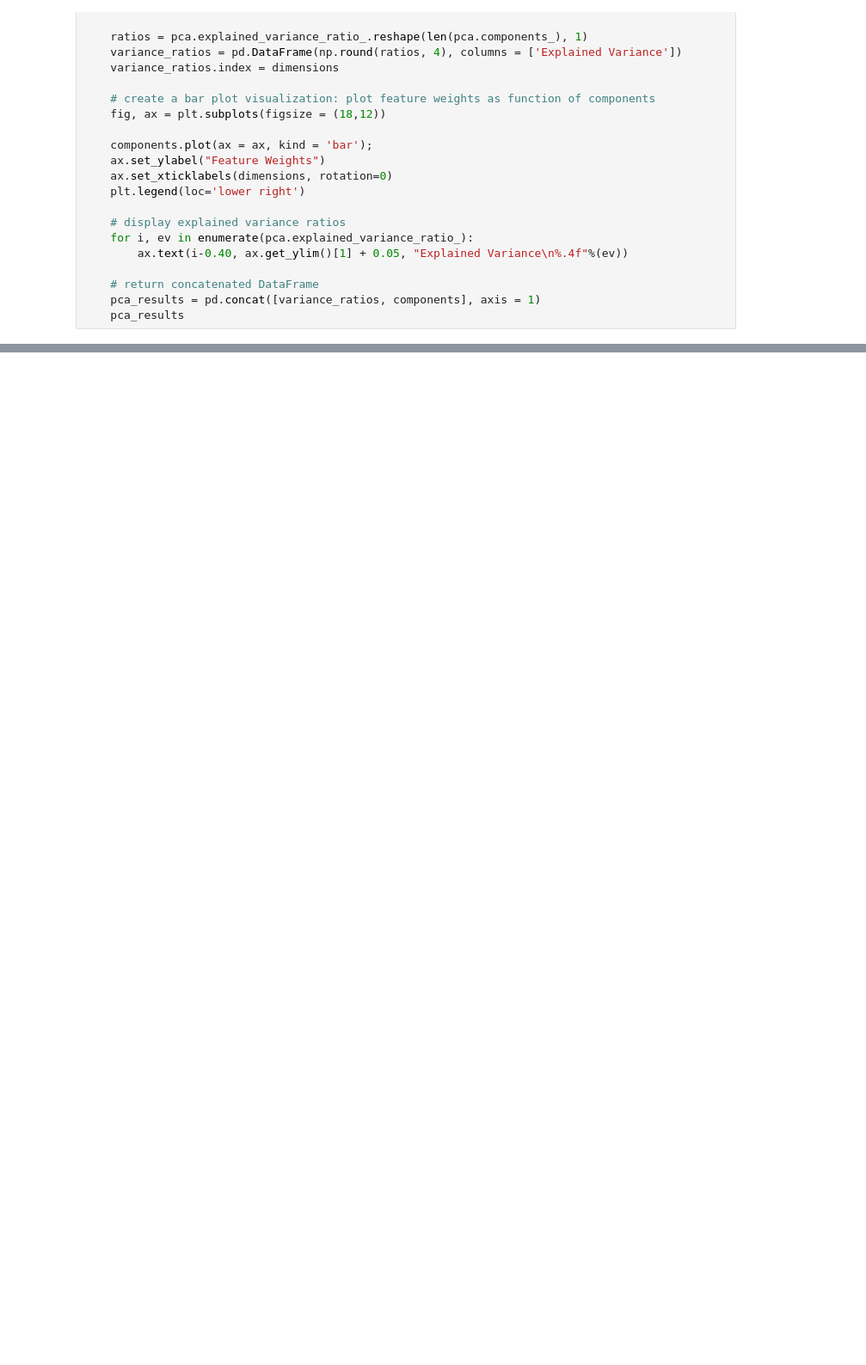
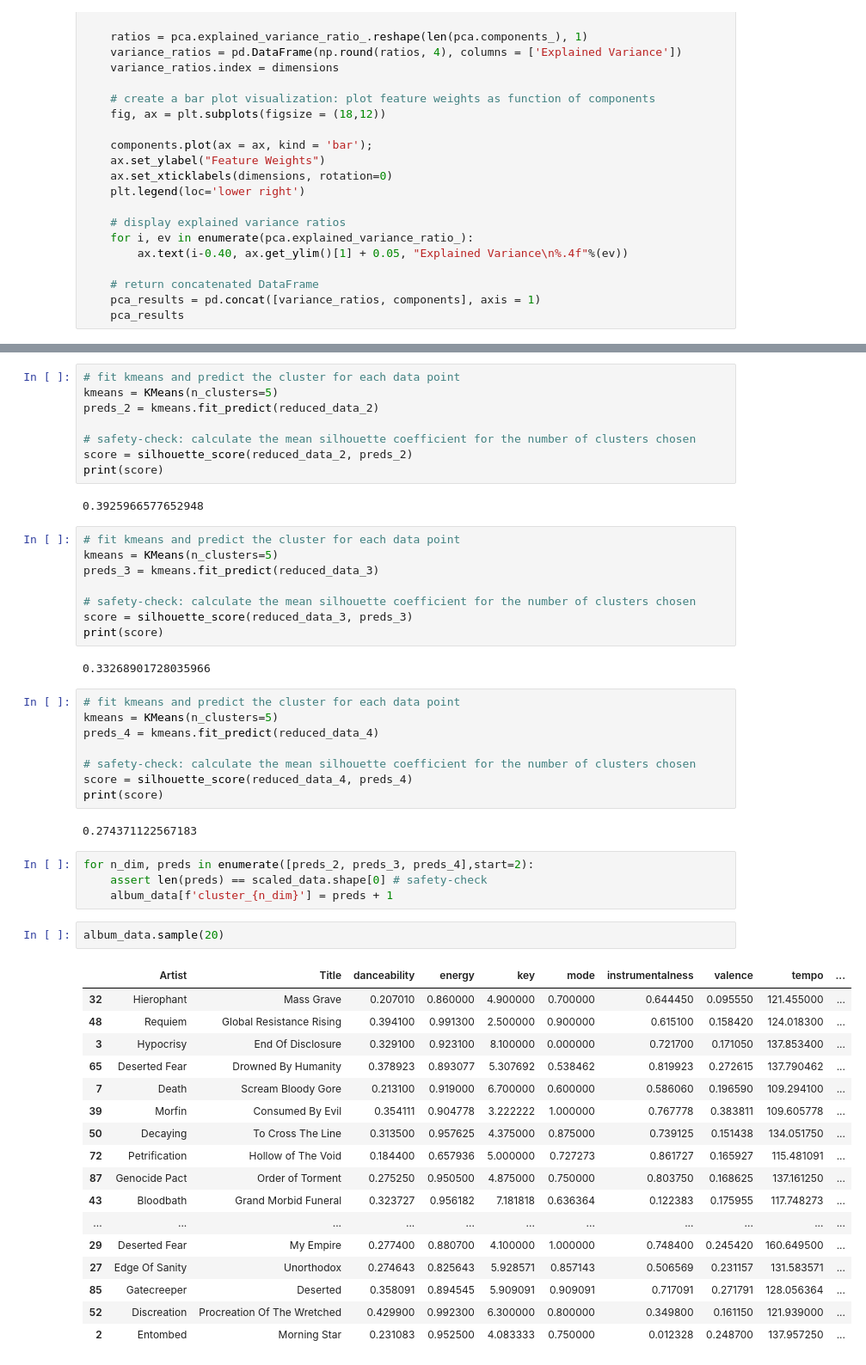
Before and after one commit to rbuerki/death-metal-disco, a Jupyter notebook: Untitled.ipynb, the cells around one changed output, grey strips where cells are left out. Shown at 86% size. Drawn from its saved outputs; the diff is of its cells as text; blank space fills up the shorter version.

Commit message:
FEAT: add kmeans and EDA, 2

```diff
--- a/Untitled.ipynb
+++ b/Untitled.ipynb
@@ -252,0 +348,54 @@ create_biplot(scaled_data, reduced_data, pca_2);
+# %%
+# fit kmeans and predict the cluster for each data point
+kmeans = KMeans(n_clusters=5)
+preds_2 = kmeans.fit_predict(reduced_data_2)
+
+# safety-check: calculate the mean silhouette coefficient for the number of clusters chosen
+score = silhouette_score(reduced_data_2, preds_2)
+print(score)
+# %% [output]
+0.3925966577652948
+# %%
+# fit kmeans and predict the cluster for each data point
+kmeans = KMeans(n_clusters=5)
+preds_3 = kmeans.fit_predict(reduced_data_3)
+
+# safety-check: calculate the mean silhouette coefficient for the number of clusters chosen
+score = silhouette_score(reduced_data_3, preds_3)
+print(score)
+# %% [output]
+0.33268901728035966
+# %%
+# fit kmeans and predict the cluster for each data point
+kmeans = KMeans(n_clusters=5)
+preds_4 = kmeans.fit_predict(reduced_data_4)
+
+# safety-check: calculate the mean silhouette coefficient for the number of clusters chosen
+score = silhouette_score(reduced_data_4, preds_4)
+print(score)
+# %% [output]
+0.274371122567183
+# %%
+for n_dim, preds in enumerate([preds_2, preds_3, preds_4],start=2):
+    assert len(preds) == scaled_data.shape[0] # safety-check
+    album_data[f'cluster_{n_dim}'] = preds + 1
+# %%
+album_data.sample(20)
+# %% [output]
+|  | Artist | Title | danceability | energy | key | mode | instrumentalness | valence | tempo | ... |
+| 32 | Hierophant | Mass Grave | 0.207010 | 0.860000 | 4.900000 | 0.700000 | 0.644450 | 0.095550 | 121.455000 | ... |
+| 48 | Requiem | Global Resistance Rising | 0.394100 | 0.991300 | 2.500000 | 0.900000 | 0.615100 | 0.158420 | 124.018300 | ... |
+| 3 | Hypocrisy | End Of Disclosure | 0.329100 | 0.923100 | 8.100000 | 0.000000 | 0.721700 | 0.171050 | 137.853400 | ... |
+| 65 | Deserted Fear | Drowned By Humanity | 0.378923 | 0.893077 | 5.307692 | 0.538462 | 0.819923 | 0.272615 | 137.790462 | ... |
+| 7 | Death | Scream Bloody Gore | 0.213100 | 0.919000 | 6.700000 | 0.600000 | 0.586060 | 0.196590 | 109.294100 | ... |
+| 39 | Morfin | Consumed By Evil | 0.354111 | 0.904778 | 3.222222 | 1.000000 | 0.767778 | 0.383811 | 109.605778 | ... |
+| 50 | Decaying | To Cross The Line | 0.313500 | 0.957625 | 4.375000 | 0.875000 | 0.739125 | 0.151438 | 134.051750 | ... |
+| 72 | Petrification | Hollow of The Void | 0.184400 | 0.657936 | 5.000000 | 0.727273 | 0.861727 | 0.165927 | 115.481091 | ... |
+| 87 | Genocide Pact | Order of Torment | 0.275250 | 0.950500 | 4.875000 | 0.750000 | 0.803750 | 0.168625 | 137.161250 | ... |
+| 43 | Bloodbath | Grand Morbid Funeral | 0.323727 | 0.956182 | 7.181818 | 0.636364 | 0.122383 | 0.175955 | 117.748273 | ... |
+| ... | ... | ... | ... | ... | ... | ... | ... | ... | ... | ... |
+| 29 | Deserted Fear | My Empire | 0.277400 | 0.880700 | 4.100000 | 1.000000 | 0.748400 | 0.245420 | 160.649500 | ... |
+| 27 | Edge Of Sanity | Unorthodox | 0.274643 | 0.825643 | 5.928571 | 0.857143 | 0.506569 | 0.231157 | 131.583571 | ... |
+| 85 | Gatecreeper | Deserted | 0.358091 | 0.894545 | 5.909091 | 0.909091 | 0.717091 | 0.271791 | 128.056364 | ... |
+| 52 | Discreation | Procreation Of The Wretched | 0.429900 | 0.992300 | 6.300000 | 0.800000 | 0.349800 | 0.161150 | 121.939000 | ... |
+| 2 | Entombed | Morning Star | 0.231083 | 0.952500 | 4.083333 | 0.750000 | 0.012328 | 0.248700 | 137.957250 | ... |
```
Also changed, not shown: parts of 35 cells of this notebook.
